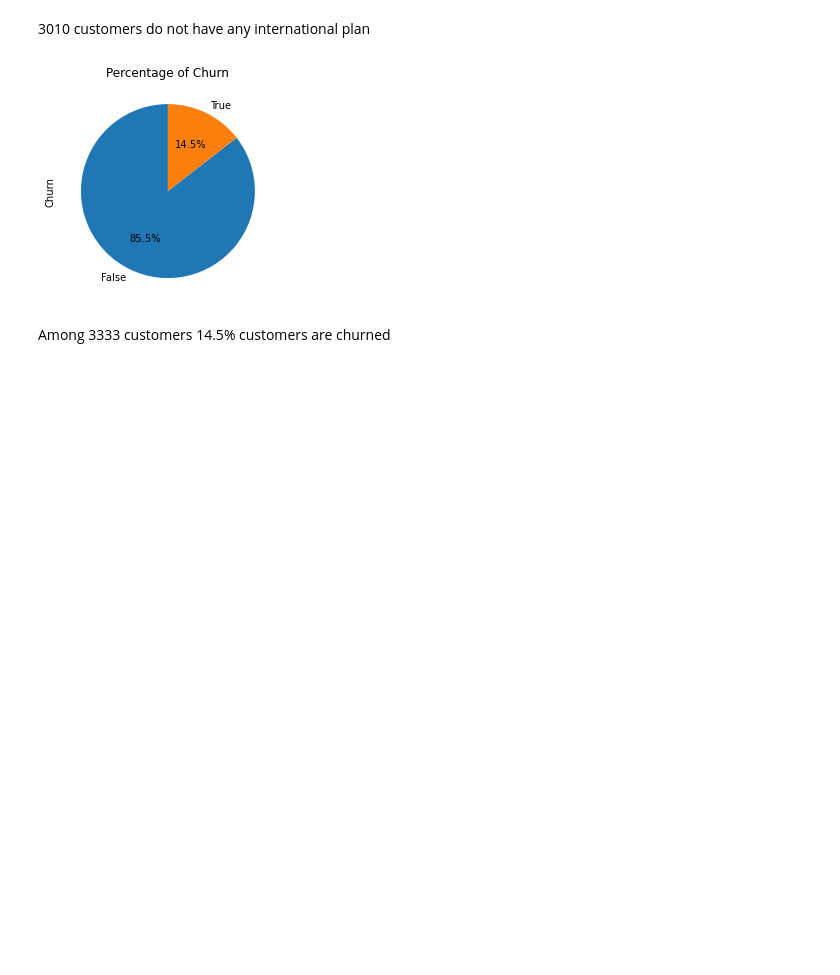
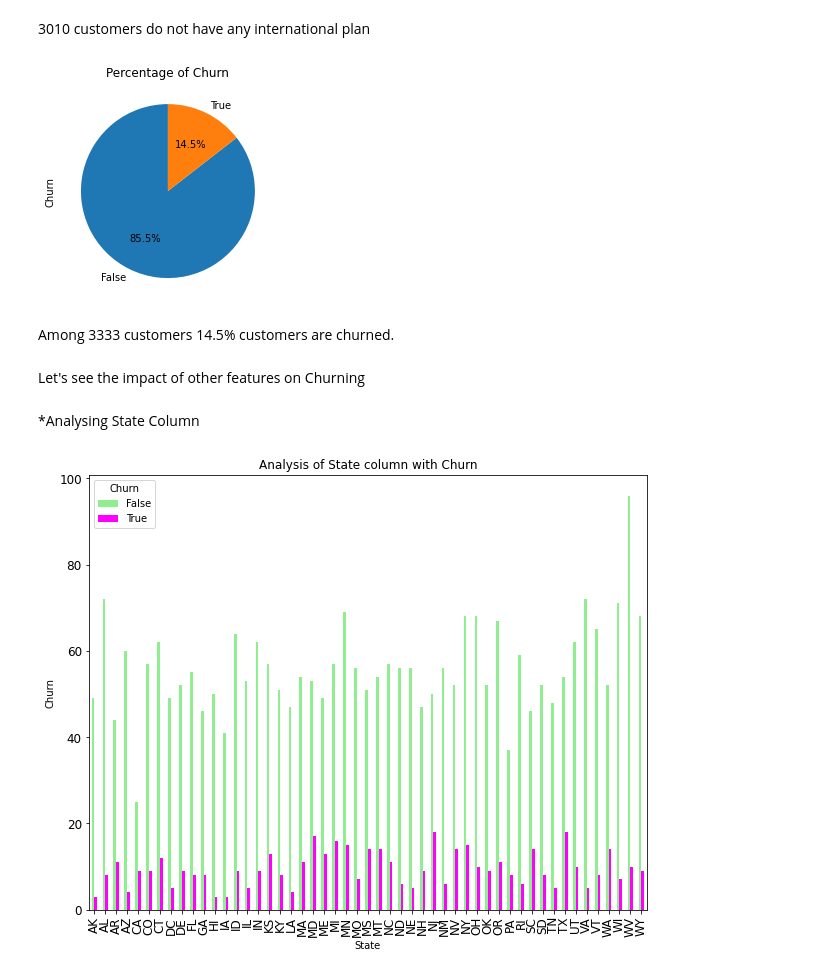
Before and after one commit to m123m12/Telecom-Churn-Analysis, a Jupyter notebook: Copy_of_Telecom_Churn_Analysis_Capstone_Project.ipynb, the cells around one changed output. Cells and saved outputs as stored; diff of their text form; code cells hidden in the pictures; blank space fills up the shorter version.

```diff
--- a/Copy_of_Telecom_Churn_Analysis_Capstone_Project.ipynb
+++ b/Copy_of_Telecom_Churn_Analysis_Capstone_Project.ipynb
@@ -232,4 +250,17 @@ plt.show()
 # %% [output]
 [figure]
 # %% [markdown]
-Among 3333 customers 14.5% customers are churned
+Among 3333 customers 14.5% customers are churned.
+# %% [markdown]
+Let's see the impact of other features on Churning
+# %% [markdown]
+*Analysing State Column
+# %%
+churned_customers = telecom_data.groupby(['State','Churn'])['Churn'].count().unstack()
+churned_customers.plot(kind='bar',color = ['lightgreen','magenta'],figsize=(10,8),fontsize = 12)
+plt.title('Analysis of State column with Churn')
+plt.xlabel('State')
+plt.ylabel('Churn')
+plt.show()
+# %% [output]
+[figure, added]
```
Also changed, not shown: parts of 4 cells of this notebook.
